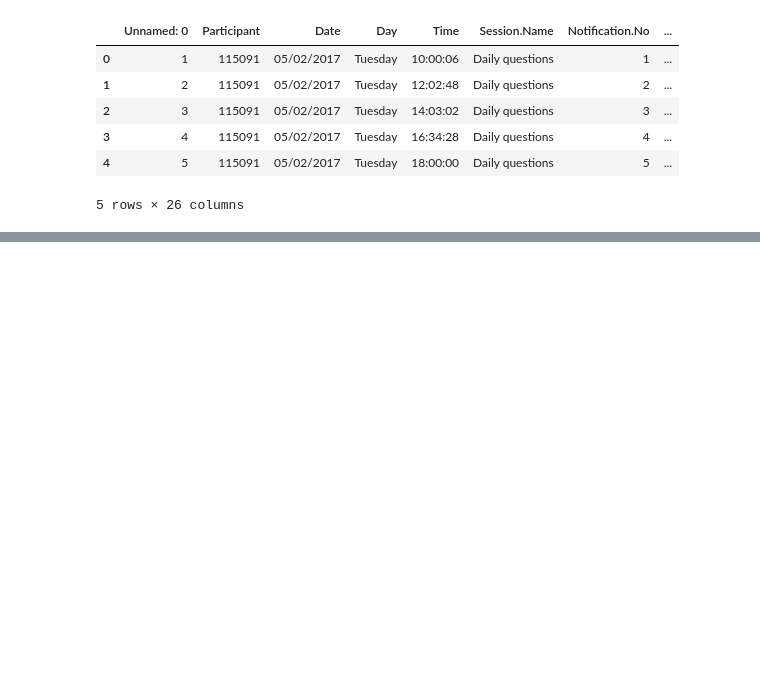
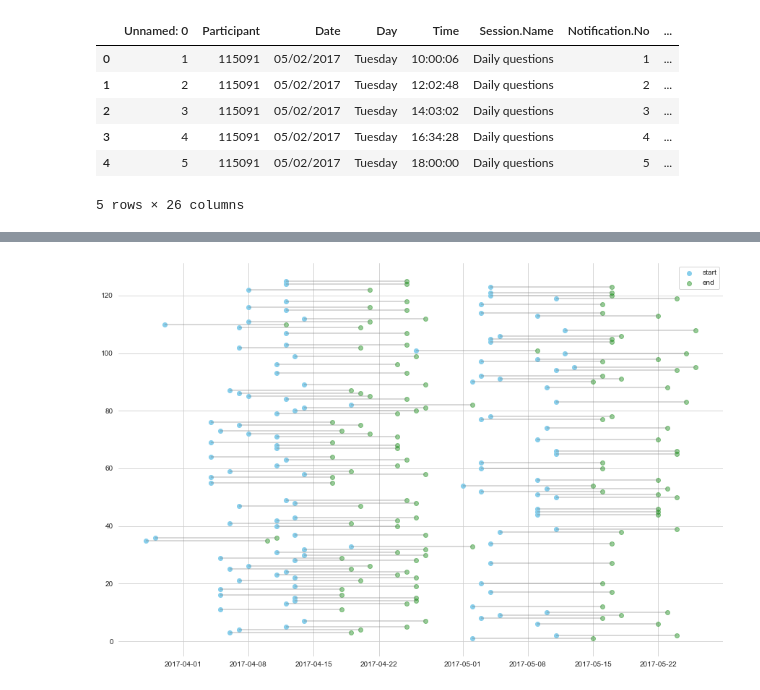
Before and after one commit to serNAVARRO7/AISaturdays-depresion-rrss, a Jupyter notebook: scripts/depresion-rrss.ipynb, the cells around one changed output, grey strips where cells are left out. Drawn from its saved outputs; the diff is of its cells as text; code cells hidden in the pictures; blank space fills up the shorter version.

```diff
--- a/scripts/depresion-rrss.ipynb
+++ b/scripts/depresion-rrss.ipynb
@@ -89,0 +74,3 @@ Name: Active, Length: 100, dtype: int64
+# %%
+data['Date']= pd.to_datetime(data['Date'])
+data.head()
@@ -89,0 +87,9 @@ Name: Active, Length: 100, dtype: int64
+# %%
+# Nuevo array con la fecha de inicio y final de cada participante
+
+dates = pd.DataFrame([])
+
+for participant in data.Participant.unique():
+    dates = dates.append(pd.DataFrame({'start': data[data.Participant==participant].Date.min(), 'end': data[data.Participant==participant].Date.max()}, index=[0]), ignore_index=True)
+
+dates.head()
@@ -89,0 +103,13 @@ Name: Active, Length: 100, dtype: int64
+# %%
+my_range=range(1,len(dates.index)+1)
+
+sns.set_style("whitegrid")
+fig = plt.figure(figsize=(15, 10))
+
+plt.hlines(y=my_range, xmin=dates.start, xmax=dates.end, color='grey', alpha=0.4)
+plt.scatter(dates.start, my_range, color='skyblue', alpha=1, label='start')
+plt.scatter(dates.end, my_range, color='green', alpha=0.4 , label='end')
+plt.legend()
+sns.despine(left=True, bottom=True, trim=True)
+# %% [output]
+[figure, added]
```
Also changed, not shown: parts of 27 cells of this notebook, 1 other file.
